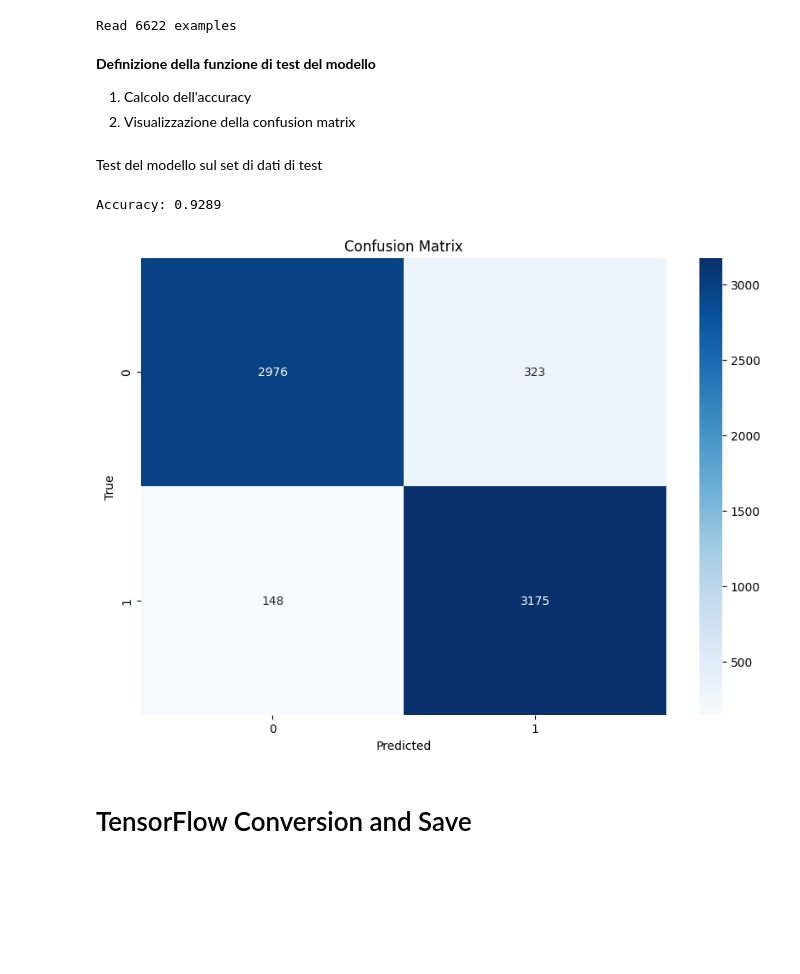
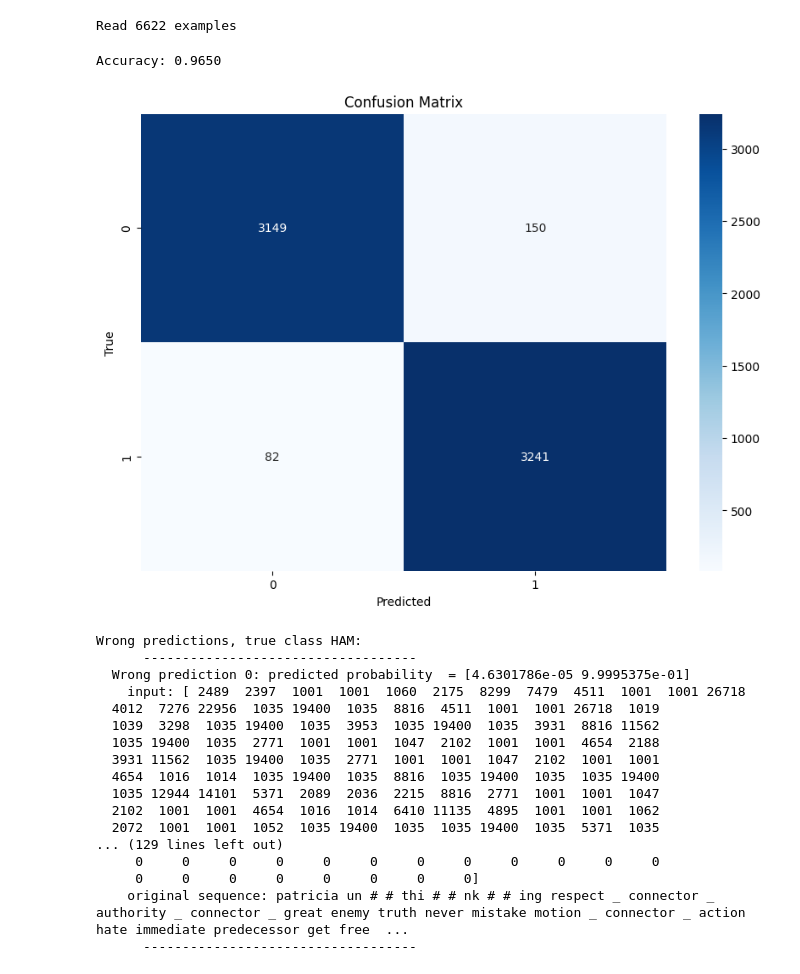
Before and after one commit to Leonard2310/SpamDetectorNetwork, a Jupyter notebook: SpamDetectionNetwork.ipynb, the cells around one changed output. Cells and saved outputs as stored; diff of their text form; code cells hidden in the pictures; blank space fills up the shorter version.

```diff
--- a/SpamDetectionNetwork.ipynb
+++ b/SpamDetectionNetwork.ipynb
@@ -947,52 +1067,3 @@ test_set = DistilBERTDataset(test_data, max_len, model_name)
 test_dataloader = torch.utils.data.DataLoader(test_set, batch_size, shuffle=True,num_workers=2)
 # %% [output]
 Read 6622 examples
-# %% [markdown]
-**Definizione della funzione di test del modello**
-
-
-1.   Calcolo dell'accuracy
-2.   Visualizzazione della confusion matrix
-# %%
-def test_model(model, test_dataloader, best_weights_path, device):
-    # Carica i pesi del modello
-    model.load_state_dict(torch.load(best_weights_path + '/weights.pth'))
-    model.to(device)  # Assicurati che il modello sia nel dispositivo corretto
-    model.eval()  # Imposta il modello in modalità di valutazione
-
-    all_preds = []
-    all_labels = []
-
-    # Disattiva il calcolo dei gradienti per la valutazione
-    with torch.no_grad():
-        for data in test_dataloader:
-            inputs, labels = data
-            input_ids, valid_lens = inputs
-            input_ids, valid_lens, labels = input_ids.to(device), valid_lens.to(device), labels.to(device)
-
-            outputs = model(input_ids, attention_mask=None)
-            logits = outputs.logits
-            _, preds = torch.max(logits, 1)
-
-            all_preds.extend(preds.cpu().numpy())
-            all_labels.extend(labels.cpu().numpy())
-
-    # Calcola le metriche di accuratezza
-    accuracy = accuracy_score(all_labels, all_preds)
-
-    print(f'Accuracy: {accuracy:.4f}')
-
-    # Calcola la confusion matrix
-    cm = confusion_matrix(all_labels, all_preds)
-
-    # Visualizza la confusion matrix
-    plt.figure(figsize=(10, 7))
-    sns.heatmap(cm, annot=True, fmt='d', cmap='Blues', xticklabels=True, yticklabels=True)
-    plt.xlabel('Predicted')
-    plt.ylabel('True')
-    plt.title('Confusion Matrix')
-    plt.show()
-
-    #Visualizzazione di alcune delle istanze classificate scorrettamente
-# %% [markdown]
-Test del modello sul set di dati di test
@@ -999,7 +1160,22 @@ Test del modello sul set di dati di test
 # %%
-test_model(model, test_dataloader, BEST_WEIGHT_PATH, device)
+test_model(model, model_name, test_dataloader, BEST_WEIGHT_PATH, device)
 # %% [output]
-Accuracy: 0.9289
+Accuracy: 0.9650
-[figure, old version]
+[figure, new version]
+Wrong predictions, true class HAM:
+      -----------------------------------
+  Wrong prediction 0: predicted probability  = [4.6301786e-05 9.9995375e-01]
+    input: [ 2489  2397  1001  1001  1060  2175  8299  7479  4511  1001  1001 26718
+  4012  7276 22956  1035 19400  1035  8816  4511  1001  1001 26718  1019
+  1039  3298  1035 19400  1035  3953  1035 19400  1035  3931  8816 11562
+  1035 19400  1035  2771  1001  1001  1047  2102  1001  1001  4654  2188
+  3931 11562  1035 19400  1035  2771  1001  1001  1047  2102  1001  1001
+  4654  1016  1014  1035 19400  1035  8816  1035 19400  1035  1035 19400
+  1035 12944 14101  5371  2089  2036  2215  8816  2771  1001  1001  1047
+  2102  1001  1001  4654  1016  1014  6410 11135  4895  1001  1001  1062
+  2072  1001  1001  1052  1035 19400  1035  1035 19400  1035  5371  1035
+... (129 lines left out)
+     0     0     0     0     0     0     0     0     0     0     0     0
+     0     0     0     0     0     0     0     0]
+    original sequence: patricia un # # thi # # nk # # ing respect _ connector _ authority _ connector _ great enemy truth never mistake motion _ connector _ action hate immediate predecessor get free  ...
+      -----------------------------------
-# %% [markdown]
-# TensorFlow Conversion and Save
```
Also changed, not shown: parts of 120 cells of this notebook.
